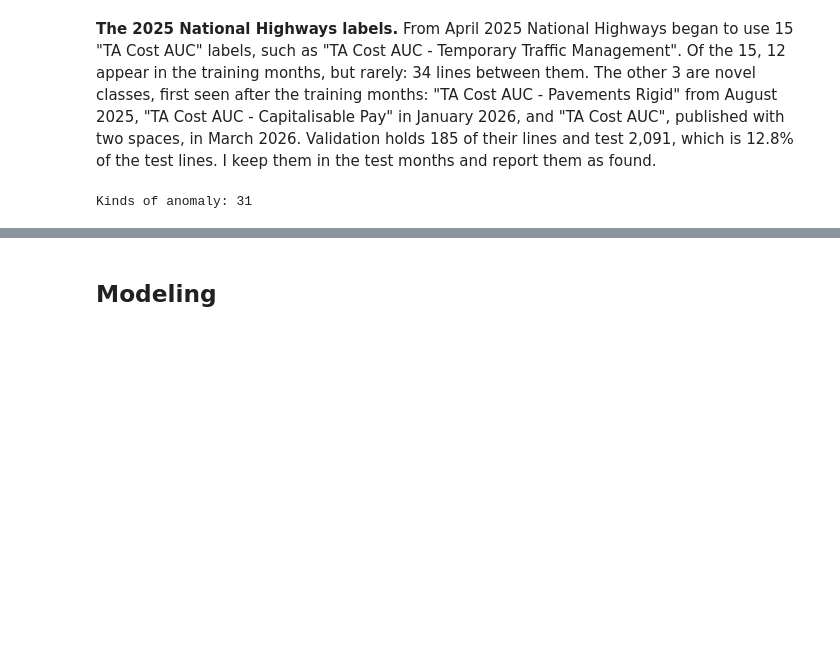
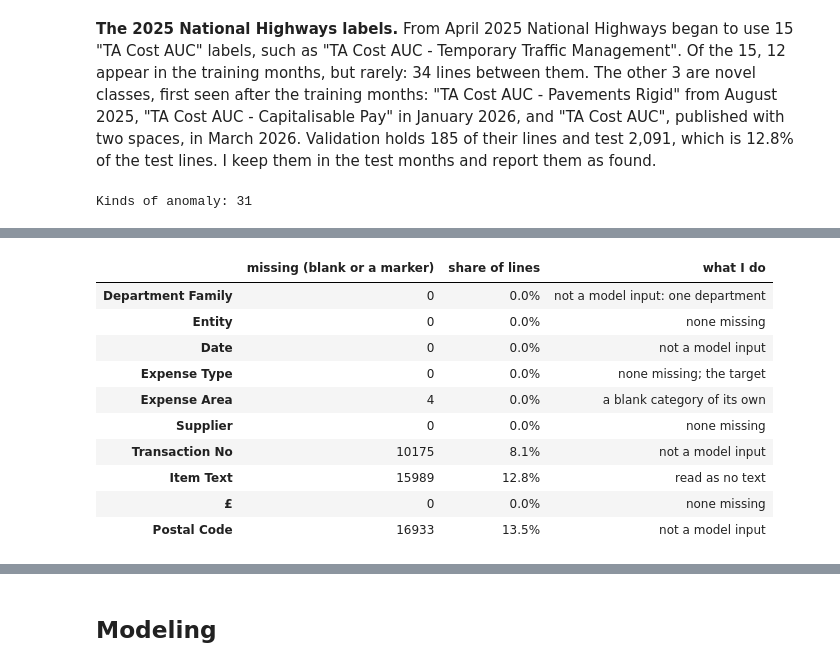
Before and after one commit to PaddyGilliland1/applied-machine-learning-project, a Jupyter notebook: modeling.ipynb, the cells around one changed output, grey strips where cells are left out. Drawn from its saved outputs; the diff is of its cells as text; code cells hidden in the pictures; blank space fills up the shorter version.

```diff
--- a/modeling.ipynb
+++ b/modeling.ipynb
@@ -1186,0 +1381,41 @@ Every treatment in the list is a proposal until it is ruled on, and Task 3 appli
+# %%
+# A cell is missing when it is blank or holds one of DfT's markers. I count
+# them on the lines for modelling, column by column, with what I do about
+# each.
+MARKERS = ("#", "##", "#N/A", "N/A")
+lines_in = data[modelled]
+missing_cells = lines_in[published].apply(
+    lambda column: column.str.strip().isin(("",) + MARKERS)
+)
+HANDLING = {
+    "Department Family": "not a model input: one department",
+    "Entity": "none missing",
+    "Date": "not a model input",
+    "Expense Type": "none missing; the target",
+    "Expense Area": "a blank category of its own",
+    "Supplier": "none missing",
+    "Transaction No": "not a model input",
+    "Item Text": "read as no text",
+    "£": "none missing",
+    "Postal Code": "not a model input",
+}
+missing = pd.DataFrame(
+    {
+        "missing (blank or a marker)": missing_cells.sum(),
+        "share of lines": missing_cells.mean().map("{:.1%}".format),
+        "what I do": pd.Series(HANDLING),
+    }
+)
+missing
+# %% [output]
+|  | missing (blank or a marker) | share of lines | what I do |
+| Department Family | 0 | 0.0% | not a model input: one department |
+| Entity | 0 | 0.0% | none missing |
+| Date | 0 | 0.0% | not a model input |
+| Expense Type | 0 | 0.0% | none missing; the target |
+| Expense Area | 4 | 0.0% | a blank category of its own |
+| Supplier | 0 | 0.0% | none missing |
+| Transaction No | 10175 | 8.1% | not a model input |
+| Item Text | 15989 | 12.8% | read as no text |
+| £ | 0 | 0.0% | none missing |
+| Postal Code | 16933 | 13.5% | not a model input |
```
Also changed, not shown: parts of 27 cells of this notebook.
